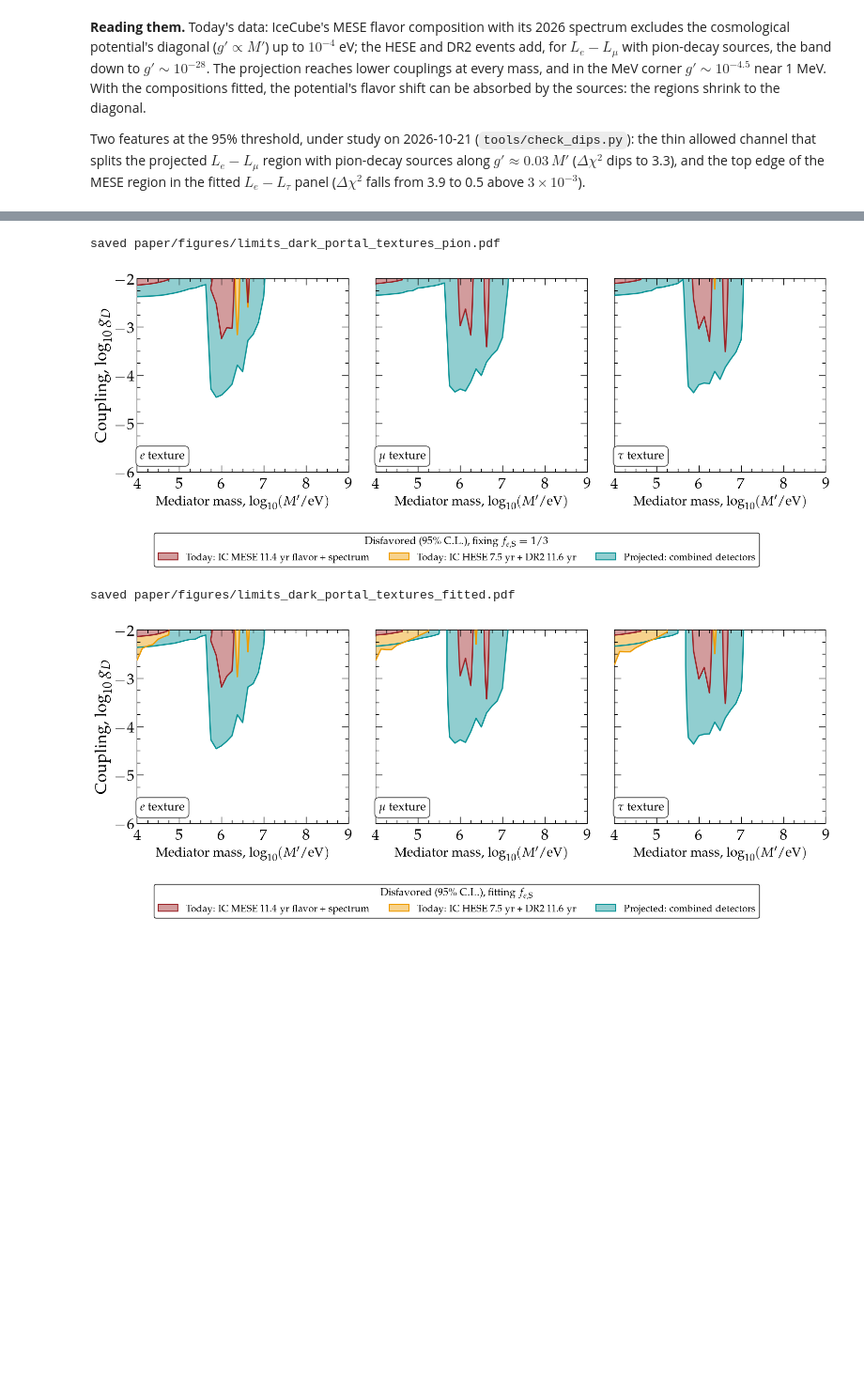
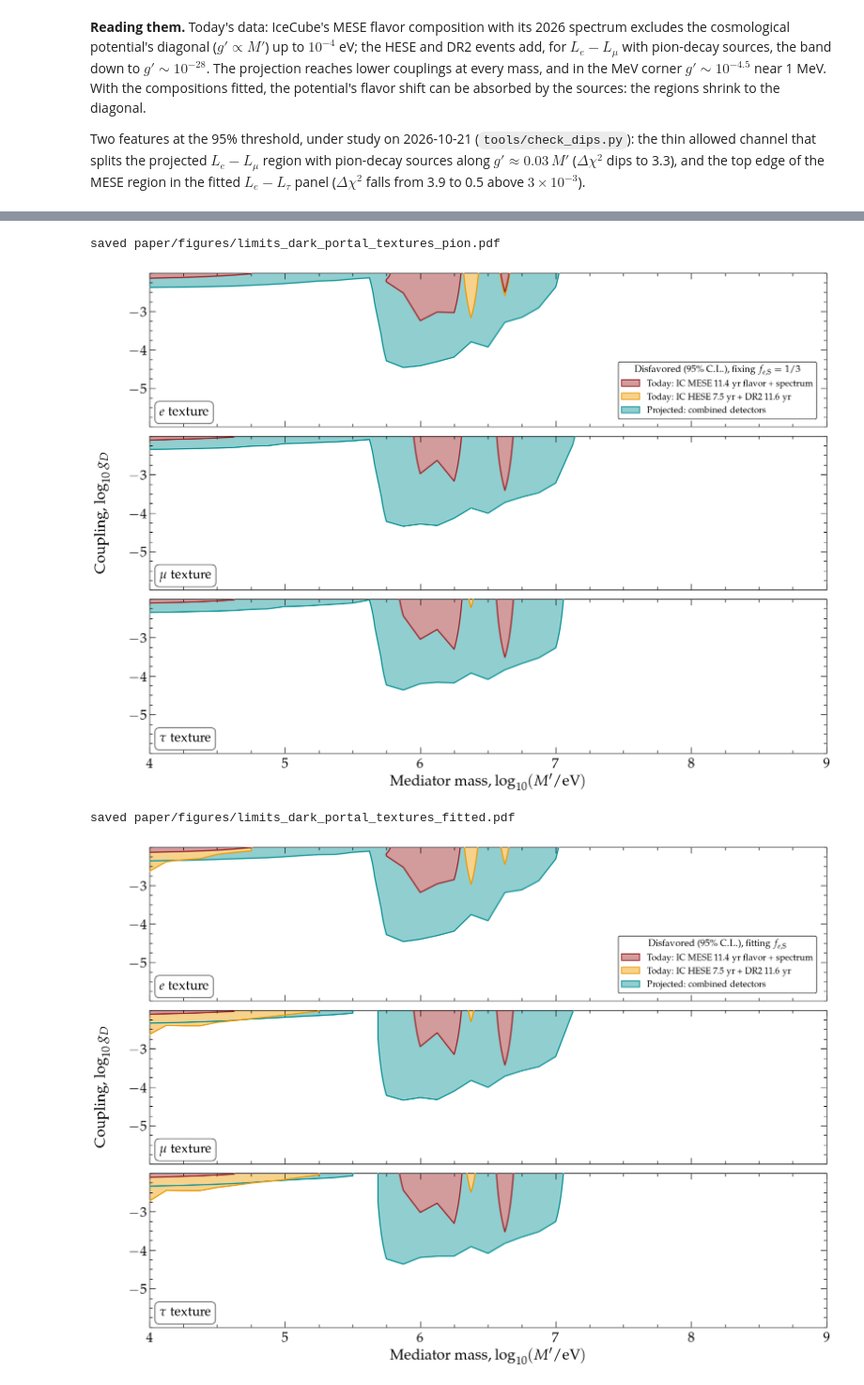
Before and after one commit to mbustama/NuLRIDarkPortal, a Jupyter notebook: notebooks/paper_figures.ipynb, the cells around one changed output, grey strips where cells are left out. Shown at 94% size. Cells and saved outputs as stored; diff of their text form; code cells hidden in the pictures; blank space fills up the shorter version.

```diff
--- a/notebooks/paper_figures.ipynb
+++ b/notebooks/paper_figures.ipynb
@@ -197,33 +200,36 @@ one panel per texture sharing the coupling axis, the texture's name at the botto
 # %%
 TEXTURES = [("dp_e_mev", r"$e$ texture"), ("dp_mu_mev", r"$\mu$ texture"), ("dp_tau_mev", r"$\tau$ texture")]
 
 
 def limits_textures(composition):
     suffix = COMPOSITIONS[composition][0]
-    fig, axes = plt.subplots(1, 3, sharey=True, figsize=(3 * PANEL[0] + 1.0, PANEL[1] + 1.6))
-    fig.subplots_adjust(left=0.08, right=0.985, top=0.97, bottom=0.33, wspace=0.13)
+    fig, axes = plt.subplots(3, 1, sharex=True, figsize=(3.5 * PANEL[0], 3 * 0.8 * PANEL[1] + 1.0))
+    fig.subplots_adjust(left=0.085, right=0.985, top=0.985, bottom=0.085, hspace=0.06)
     for ax, (model, name) in zip(axes, TEXTURES):
         for ds, _, color in DRAWN:
             lx, G, F, _, _ = ex.field(ex.plane(CAMPAIGN, ds, model + suffix))
             ex.draw(ax, lx, G, F, color, tint(color), lw=2.0)
         ax.set_xlim(4, 9)
         ax.set_ylim(-6, -2)
         ticks(ax, (1, 0.25), (1, 0.25))
-        model_label(ax, name, size=18, where="bottom")
-        ax.set_xlabel(X_LABEL, fontsize=20)
-    axes[0].set_ylabel(r"Coupling, $\log_{10} g_D$")
-    leg = fig.legend(handles=handles(), loc="lower center", ncol=3, fontsize=15, frameon=True, framealpha=1,
-                     edgecolor="black", title=legend_title(composition), title_fontsize=16, bbox_to_anchor=(0.5, 0.0))
+        ax.set_yticks([-5, -4, -3])                       # the ends unlabelled: they meet the next panel's
+        model_label(ax, name, where="bottom")
+    axes[-1].set_xlabel(X_LABEL)
+    fig.text(0.012, 0.535, r"Coupling, $\log_{10} g_D$", rotation=90, ha="left", va="center",
+             fontsize=plt.rcParams["axes.labelsize"])
+    leg = axes[0].legend(handles=handles(), loc="lower right", bbox_to_anchor=(0.985, 0.05), borderaxespad=0.0,
+                         fontsize=15, frameon=True, framealpha=1, edgecolor="black",
+                         title=legend_title(composition), title_fontsize=16)
     leg.get_frame().set_linewidth(1.0)
     return fig
 
 
 for composition in COMPOSITIONS:
     fig = limits_textures(composition)
     save(fig, f"limits_dark_portal_textures_{composition}")
     plt.show()
 # %% [output]
 saved paper/figures/limits_dark_portal_textures_pion.pdf
-[figure, old version]
+[figure, new version]
 saved paper/figures/limits_dark_portal_textures_fitted.pdf
-[figure, old version]
+[figure, new version]
```
Also changed, not shown: parts of 1 cell of this notebook, 2 other files.
